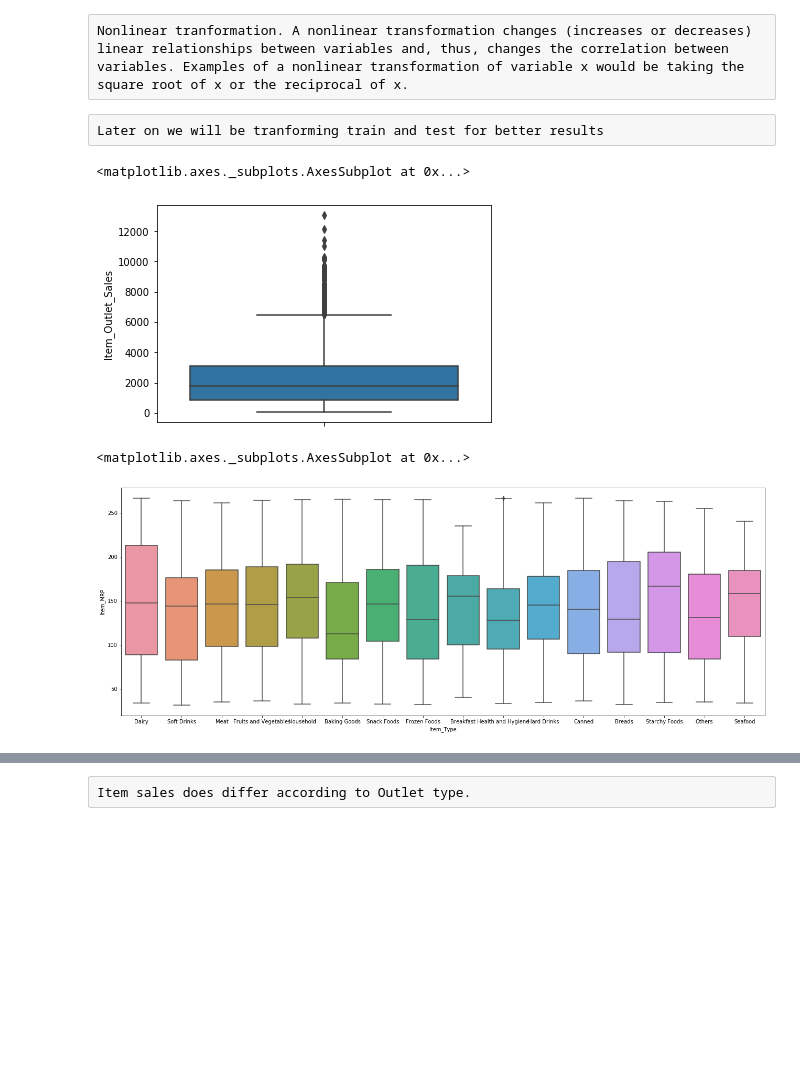
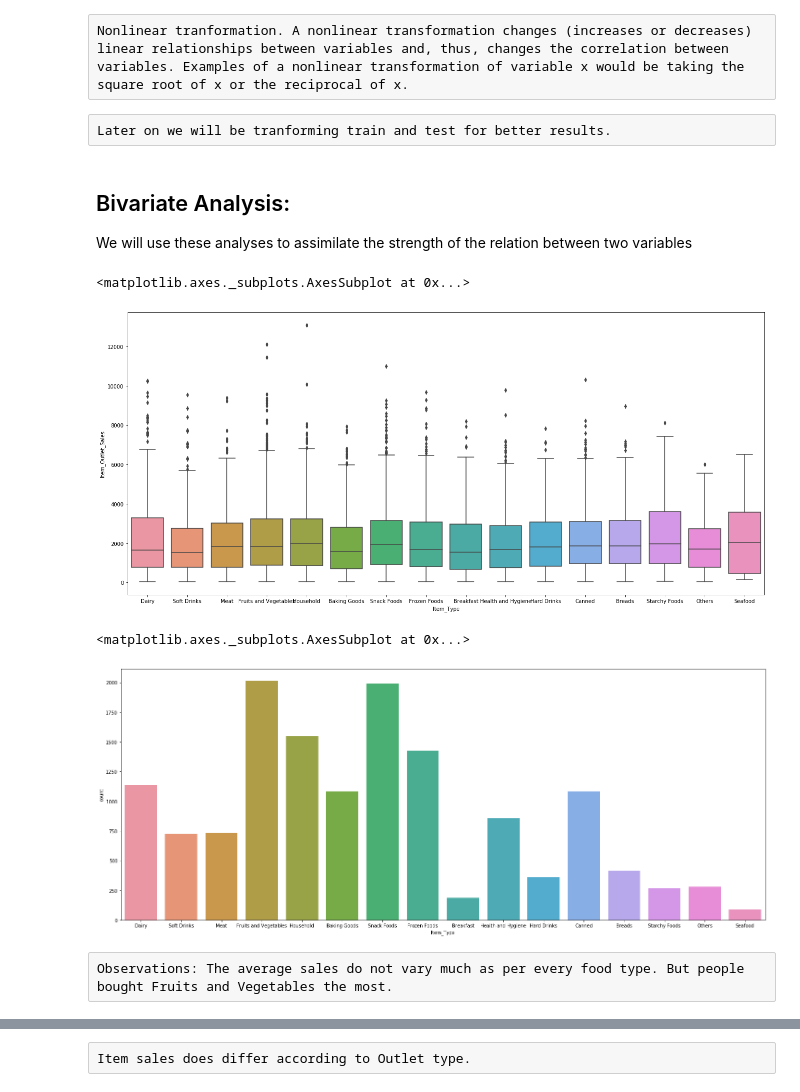
Before and after one commit to sharmanavika07/Big-Mart-Sales-Prediction, a Jupyter notebook: Sales Prediction _ Navika.ipynb, the cells around one changed output, grey strips where cells are left out. Cells and saved outputs as stored; diff of their text form; code cells hidden in the pictures; blank space fills up the shorter version.

```diff
--- a/Sales Prediction _ Navika.ipynb
+++ b/Sales Prediction _ Navika.ipynb
@@ -129,4 +186,7 @@ array(['Low Fat', 'Regular', 'low fat', 'LF', 'reg'], dtype=object)
 # %%
 data.Item_Fat_Content.replace(to_replace=['Low Fat','low fat', 'LF'],value=['Low Fat']*3,inplace=True)
+# %%
+train.Item_Fat_Content.replace(to_replace=['Low Fat','low fat', 'LF'],value=['Low Fat']*3,inplace=True)
+test.Item_Fat_Content.replace(to_replace=['Low Fat','low fat', 'LF'],value=['Low Fat']*3,inplace=True)
 # %%
 data.Item_Fat_Content.replace(to_replace=['Regular','reg'],value=['Regular']*2,inplace=True)
@@ -150,0 +193,3 @@ Name: Item_Outlet_Sales, dtype: float64
+# %%
+train.Item_Fat_Content.replace(to_replace=['Regular','reg'],value=['Regular']*2,inplace=True)
+test.Item_Fat_Content.replace(to_replace=['Regular','reg'],value=['Regular']*2,inplace=True)
@@ -167,18 +248,24 @@ So we need to do a normal distribution.
 # %% [raw]
 Nonlinear tranformation. A nonlinear transformation changes (increases or decreases) linear relationships between variables and, thus, changes the correlation between variables. Examples of a nonlinear transformation of variable x would be taking the square root of x or the reciprocal of x.
 # %% [raw]
-Later on we will be tranforming train and test for better results
+Later on we will be tranforming train and test for better results.
-# %%
-sns.boxplot(y=train.Item_Outlet_Sales)
-# %% [output]
-<matplotlib.axes._subplots.AxesSubplot at 0x...>
-[figure, removed]
 # %%
 #------------------------------------------
+# %% [markdown]
+## Bivariate Analysis:
+We will use these analyses to assimilate the strength of the relation between two variables
 # %%
-plt.figure(figsize=(22,8))
-sns.boxplot(train.Item_Type,y=train.Item_MRP)
+plt.figure(figsize=(22,10))
+sns.boxplot(train.Item_Type,y=train.Item_Outlet_Sales)
 # %% [output]
 <matplotlib.axes._subplots.AxesSubplot at 0x...>
-[figure, old version]
+[figure, new version]
+# %%
+plt.figure(figsize=(25,10))
+sns.countplot(data.Item_Type)
+# %% [output]
+<matplotlib.axes._subplots.AxesSubplot at 0x...>
+[figure, added]
+# %% [raw]
+Observations: The average sales do not vary much as per every food type. But people bought Fruits and Vegetables the most.
 # %%
```
Also changed, not shown: parts of 259 cells of this notebook.
